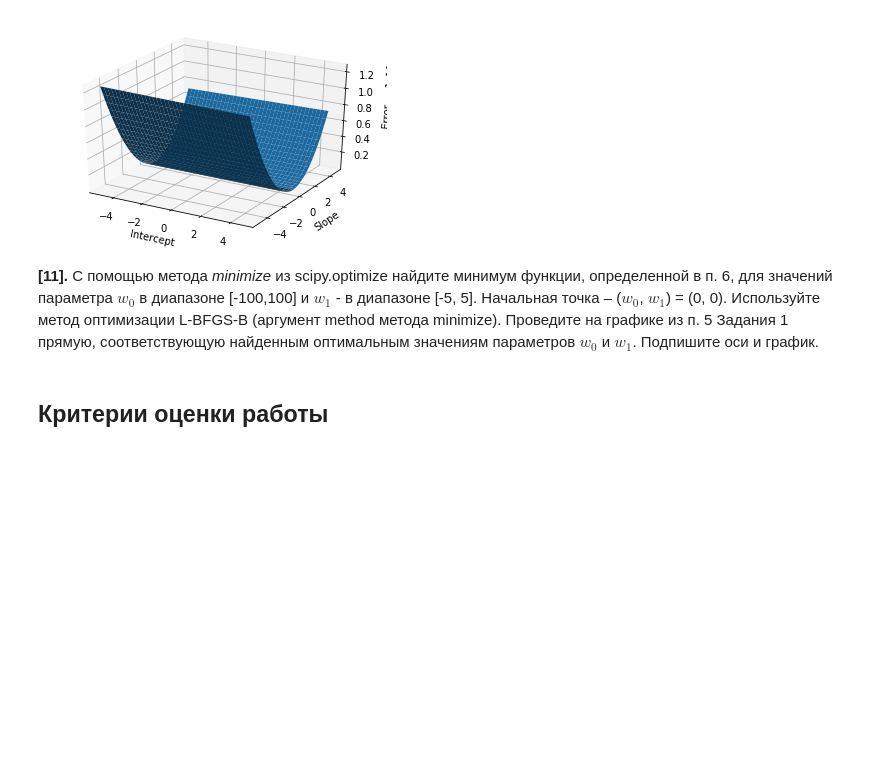
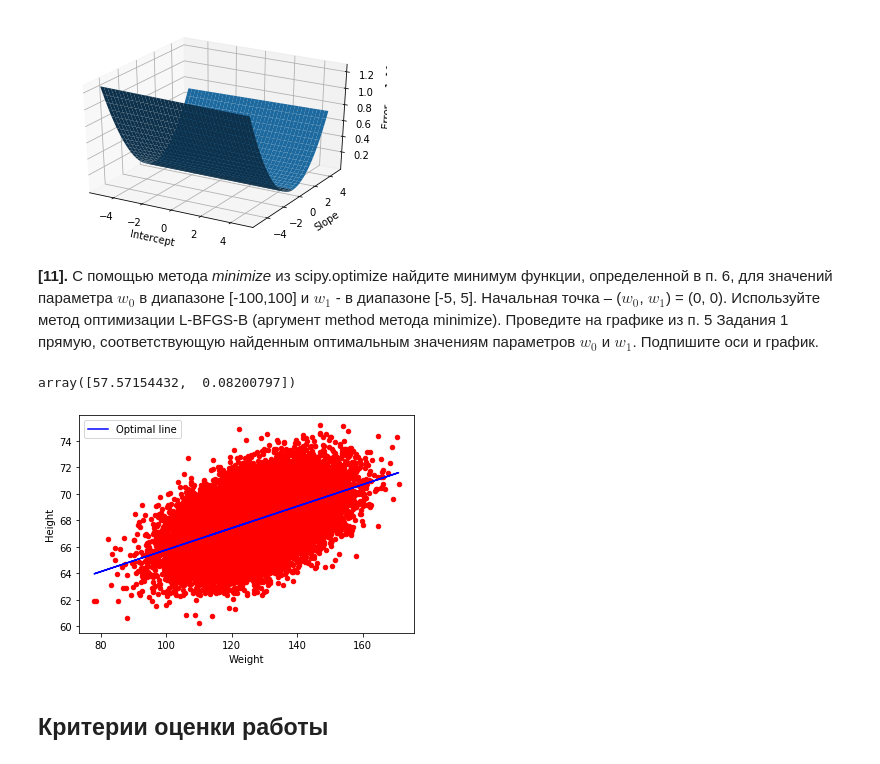
Before and after one commit to Craiglal/ML-Hometasks, a Jupyter notebook: task1/hometask.ipynb, the cells around one changed output. Saved outputs shown, nothing was run; the diff lists cells and outputs as text; code cells hidden in the pictures; blank space fills up the shorter version.

```diff
--- a/task1/hometask.ipynb
+++ b/task1/hometask.ipynb
@@ -256,3 +252,31 @@ plt.show()
+# %%
+def error1(w):
+    result=0.
+    for i in range(1,len(data.index)):
+        result += (data['Height'][i]-w[0]-w[1]*data['Weight'][i])**2
+    return result
+
+import scipy.optimize as opt
+min = opt.minimize(error1, np.array([0,0]), method='L-BFGS-B', bounds=((-100,100),(-5, 5)))
+
+min.x
+# %% [output]
+array([57.57154432,  0.08200797])
+# %%
+x=np.array(data['Weight'])
+
+w0,w1=min.x
+y = [w0+t*w1 for t in x]
+
+data.plot(y='Height',x='Weight', kind='scatter',
+           color='red')
+
+plt.plot(x, y, color="blue", label="Optimal line")
+
+plt.legend(loc='upper left')
+plt.show()
+# %% [output]
+[figure, added]
 # %% [markdown]
 ## Критерии оценки работы
 # %% [markdown]
```
Also changed, not shown: parts of 2 cells of this notebook.
